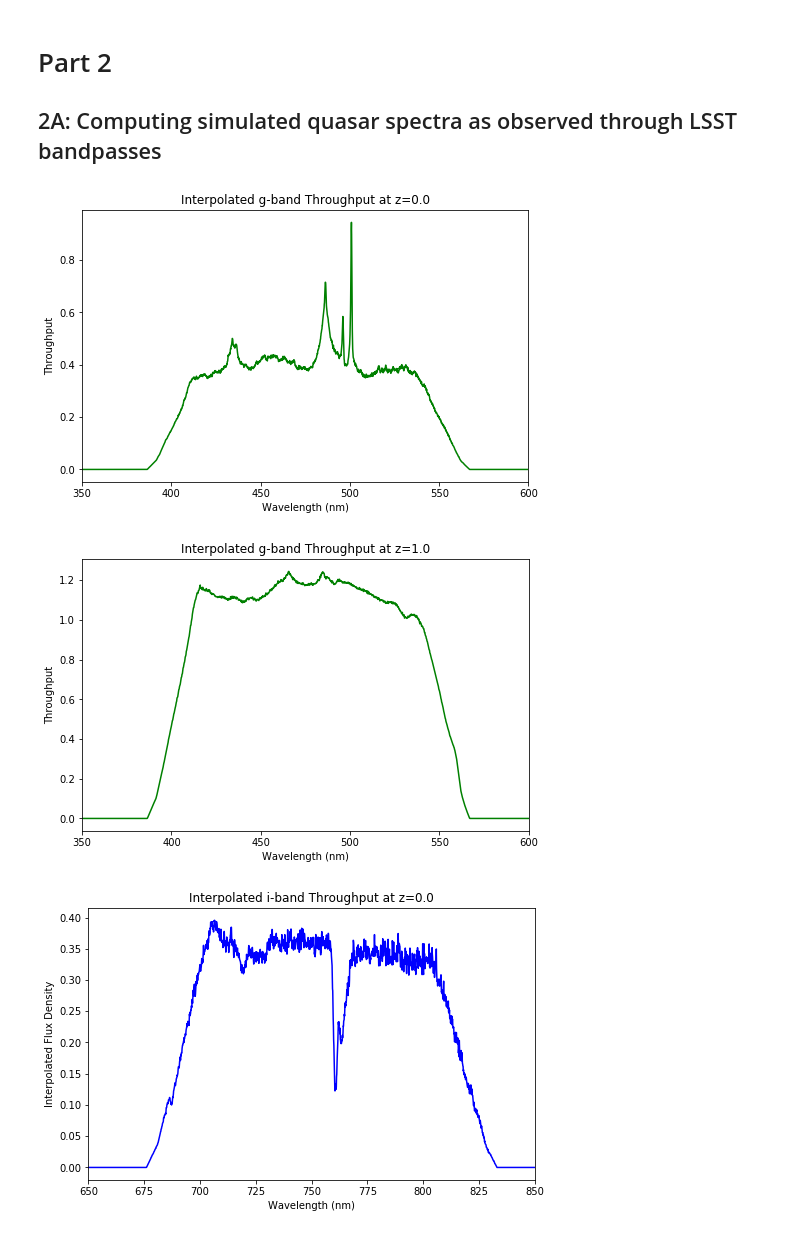
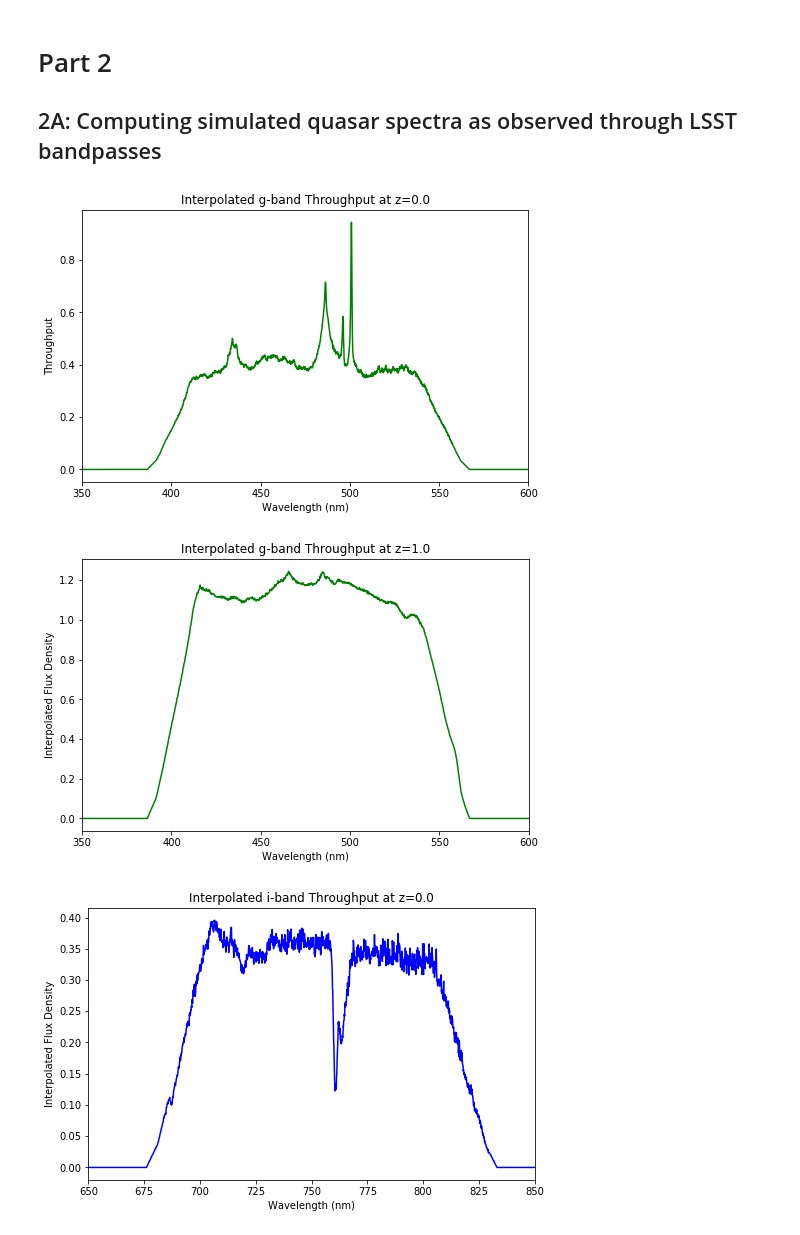
Before and after one commit to jbc1216/ASTR499, a Jupyter notebook: Winter Quarter Assignment 1.ipynb, the cells around one changed output. Saved outputs shown, nothing was run; the diff lists cells and outputs as text; code cells hidden in the pictures.

```diff
--- a/Winter Quarter Assignment 1.ipynb
+++ b/Winter Quarter Assignment 1.ipynb
@@ -225,24 +225,25 @@ pltthroughput(iWavelength, iThroughput, 'i', minwl=675.90*u.nm, maxwl=833.0*u.nm
 # %%
 gInterp = np.interp(Wavelength, gWavelength, gThroughput)
 pltthroughput(Wavelength, FluxD * gInterp, 'g', minwl=350*u.nm, maxwl=600*u.nm,
               color='g')
 plt.title('Interpolated g-band Throughput at z=0.0')
 
 # creating redshifted wavelengths to plot interpolated spectra at various redshifts
 wavez1 = redshiftchange(1, Wavelength)
 wavez15 = redshiftchange(1.5, Wavelength)
 wavez2 = redshiftchange(2, Wavelength)
 wavez25 = redshiftchange(2.5, Wavelength)
 
 # Plotting redshifted wavelengths vs interpolated flux density at given redshift
+zIN = 1.0
 gInterpz1 = np.interp(wavez1, gWavelength, gThroughput)
 pltthroughput(wavez1, FluxD*gInterpz1, 'g', minwl=350*u.nm,maxwl=600*u.nm,
              color='g')
-plt.title('Interpolated g-band Throughput at z=1.0'); plt.ylabel('Interpolated Flux Density')
+plt.title(f'Interpolated g-band Throughput at z={zIN}'); plt.ylabel('Interpolated Flux Density')
 plt.show()
 # %% [output]
 [figure]
-[figure, old version]
+[figure, new version]
 # %%
 # now plotting using i-band
 iInterp = np.interp(Wavelength, iWavelength, iThroughput)
```
Also changed, not shown: parts of 12 cells of this notebook.
